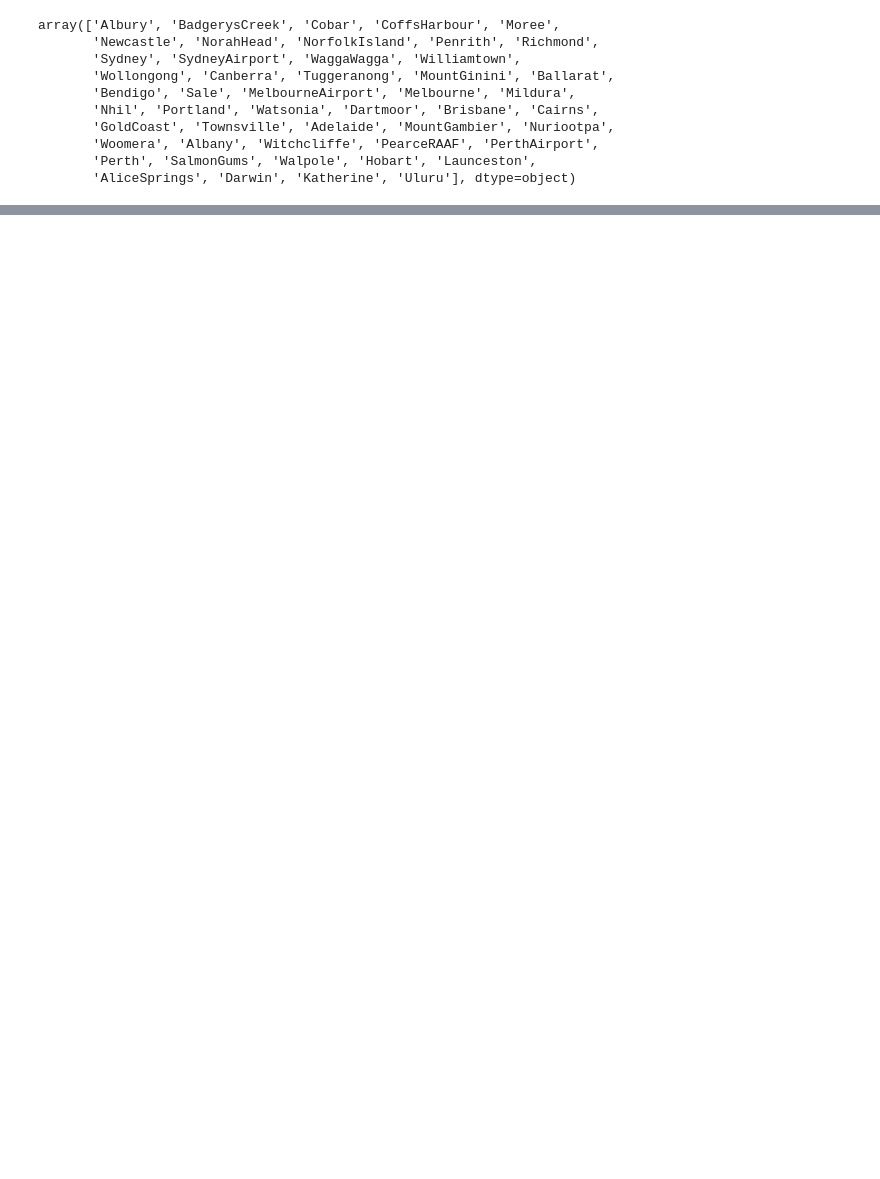
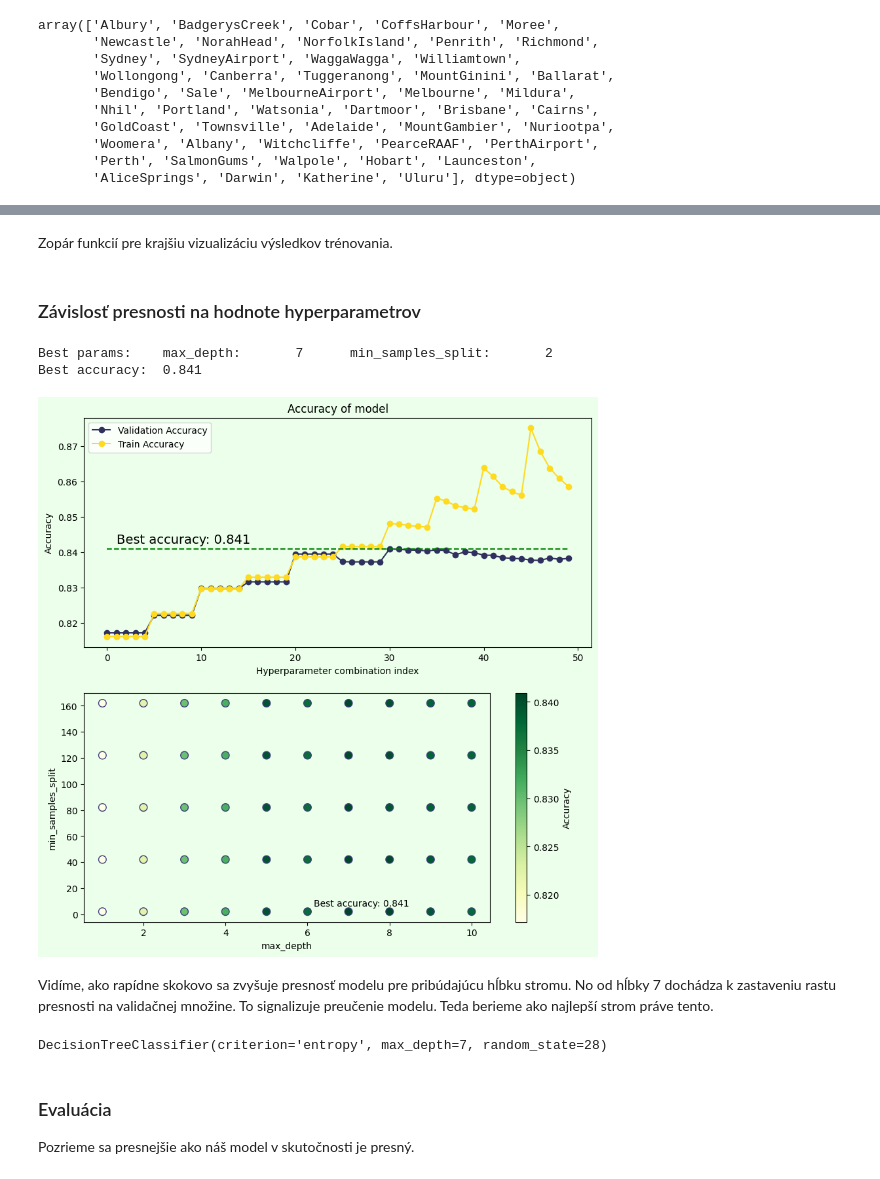
Before and after one commit to beczatom/weather_aus, a Jupyter notebook: weather.ipynb, the cells around one changed output, grey strips where cells are left out. Drawn from its saved outputs; the diff is of its cells as text; code cells hidden in the pictures; blank space fills up the shorter version.

```diff
--- a/weather.ipynb
+++ b/weather.ipynb
@@ -329,0 +637,2 @@ fig.show()
+# %% [markdown]
+Zopár funkcií pre krajšiu vizualizáciu výsledkov trénovania.
@@ -329,0 +662,57 @@ fig.show()
+# %%
+# plots 2D scatter of hyperparams and colors it with their accuracy on validation set
+def scatter_accuracy(val_accs, ax, xlabel, ylabel):
+    best_params, best_acc = get_best_params_acc(val_accs)
+
+    # get x and y axis
+    x_ax = [param[0] for param in val_accs.keys()]
+    y_ax = [param[1] for param in val_accs.keys()]
+
+    # colors
+    norm = colors.Normalize(vmin=min(val_accs.values()), vmax=max(val_accs.values()))
+    cmap = pyplot.get_cmap('YlGn')
+
+    scatter = ax.scatter(x=x_ax, y=y_ax, c=val_accs.values(), norm=norm, cmap=cmap, s=70, edgecolors='#3E3E7A')
+
+    # showing the best combination
+    ax.annotate(f'Best accuracy: {best_acc:.3f}', (best_params[0], best_params[1]), xytext=[best_params[0] - best_params[0] * 0.12, best_params[1] + best_params[1] * 2], size=10)
+
+    ax.set_xlabel(xlabel)
+    ax.set_ylabel(ylabel)
+
+    # showing color legend
+    plt.colorbar(scatter, label='Accuracy')
+# %% [markdown]
+### Závislosť presnosti na hodnote hyperparametrov
+# %%
+fig = plt.figure(figsize=(10, 10), facecolor='#EBFFEB')
+gs = GridSpec(2, 1, figure=fig)
+
+# plot
+ax1 = fig.add_subplot(gs[0, :])
+ax1.set_facecolor('#EBFFEB')
+plot_accuracy(val_accs, train_accs, ax1)
+
+# scatter
+ax2 = fig.add_subplot(gs[1, 0])
+ax2.set_facecolor('#EBFFEB')
+scatter_accuracy(val_accs, ax2, 'max_depth', 'min_samples_split')
+
+best_params, best_acc = get_best_params_acc(val_accs)
+print('Best params:\tmax_depth:\t', best_params[0], '\tmin_samples_split:\t', best_params[1])
+print(f'Best accuracy:\t{best_acc:.3f}')
+plt.show()
+# %% [output]
+Best params:    max_depth:       7      min_samples_split:       2
+Best accuracy:  0.841
+[figure, added]
+# %% [markdown]
+Vidíme, ako rapídne skokovo sa zvyšuje presnosť modelu pre pribúdajúcu hĺbku stromu. No od hĺbky 7 dochádza k zastaveniu rastu presnosti na validačnej množine. To signalizuje preučenie modelu. Teda berieme ako najlepší strom práve tento.
+# %%
+best_tree = DecisionTreeClassifier(criterion='entropy', max_depth=best_params[0], min_samples_split=best_params[1], random_state=rd_seed)
+best_tree.fit(Xtrain, ytrain)
+# %% [output]
+DecisionTreeClassifier(criterion='entropy', max_depth=7, random_state=28)
+# %% [markdown]
+### Evaluácia
+Pozrieme sa presnejšie ako náš model v skutočnosti je presný.
```
Also changed, not shown: parts of 81 cells of this notebook.
